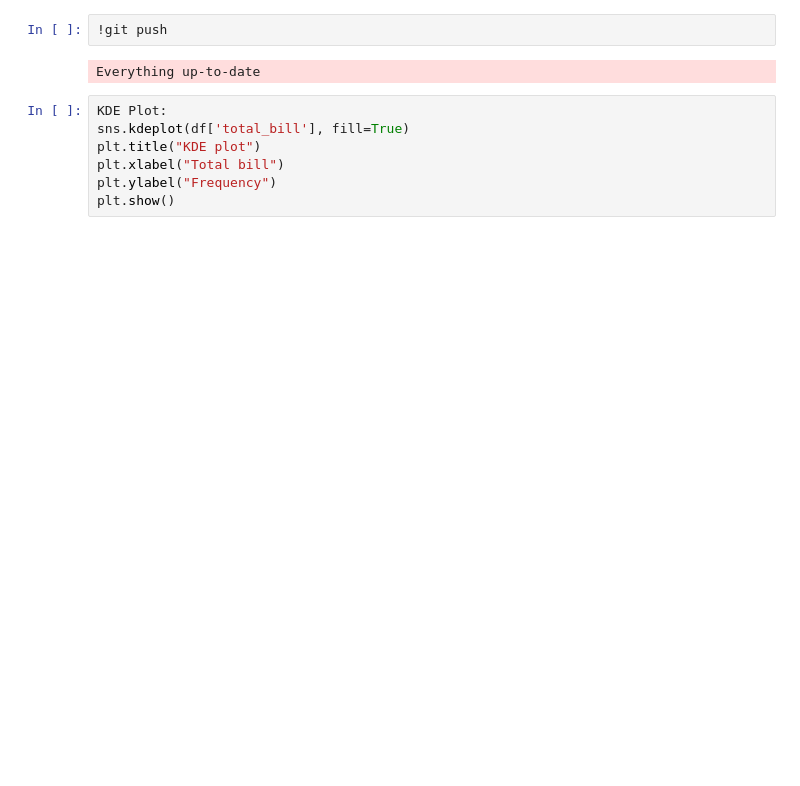
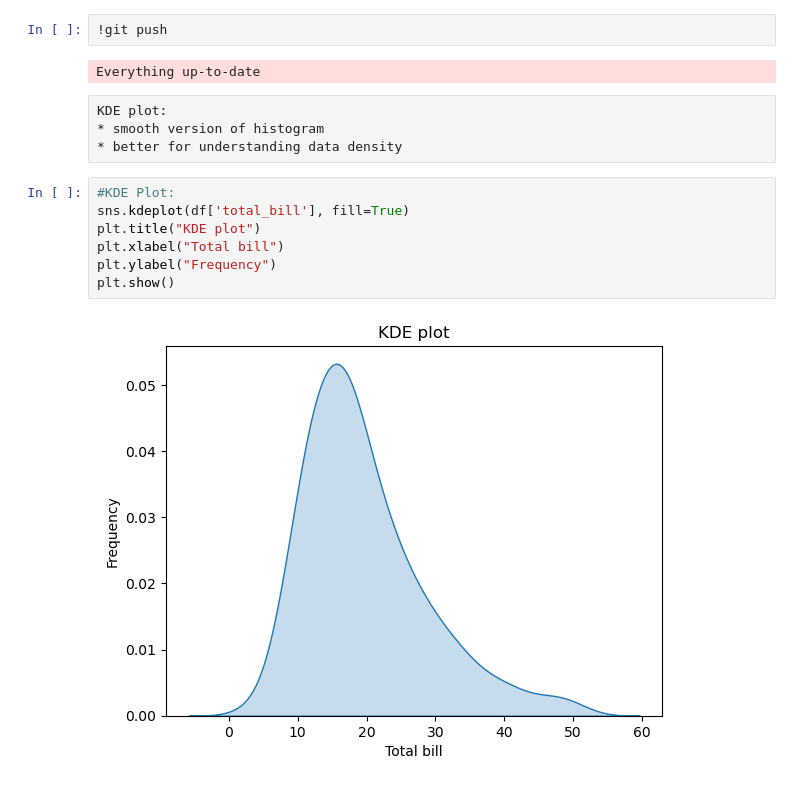
Before and after one commit to CodeWithAkash/python-class-notes, a Jupyter notebook: visualization.ipynb, the cells around one changed output. Drawn from its saved outputs; the diff is of its cells as text; blank space fills up the shorter version.

```diff
--- a/visualization.ipynb
+++ b/visualization.ipynb
@@ -185,10 +187,16 @@ error: pathspec 'matplotlib and seaborn' did not match any file(s) known to git
 !git push
 # %% [output]
 Everything up-to-date
+# %% [raw]
+KDE plot:
+* smooth version of histogram
+* better for understanding data density
 # %%
-KDE Plot:
+#KDE Plot:
 sns.kdeplot(df['total_bill'], fill=True)
 plt.title("KDE plot")
 plt.xlabel("Total bill")
 plt.ylabel("Frequency")
 plt.show()
+# %% [output]
+[figure, added]
```
Also changed, not shown: parts of 6 cells of this notebook.
